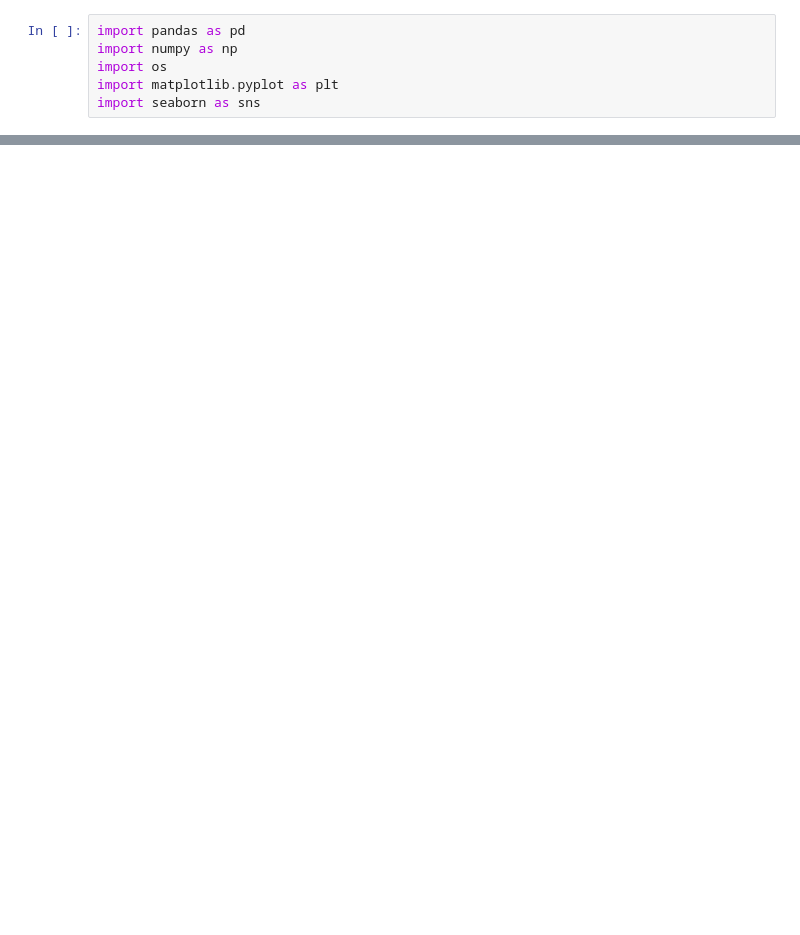
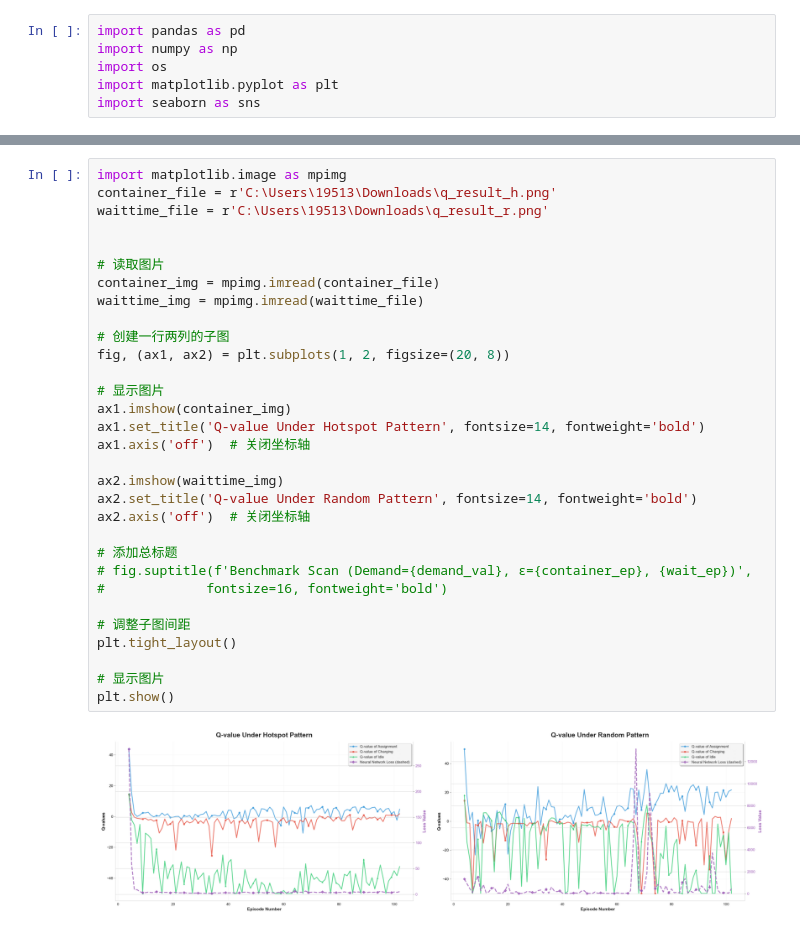
Before and after one commit to miluosi/EV-ADP, a Jupyter notebook: compare.ipynb, the cells around one changed output, grey strips where cells are left out. Drawn from its saved outputs; the diff is of its cells as text; blank space fills up the shorter version.

```diff
--- a/compare.ipynb
+++ b/compare.ipynb
@@ -1263,0 +684,33 @@ Q-VALUES AND LOSS ANALYSIS SUMMARY
+# %%
+import matplotlib.image as mpimg
+container_file = r'C:\Users\19513\Downloads\q_result_h.png'
+waittime_file = r'C:\Users\19513\Downloads\q_result_r.png'
+
+
+# 读取图片
+container_img = mpimg.imread(container_file)
+waittime_img = mpimg.imread(waittime_file)
+
+# 创建一行两列的子图
+fig, (ax1, ax2) = plt.subplots(1, 2, figsize=(20, 8))
+
+# 显示图片
+ax1.imshow(container_img)
+ax1.set_title('Q-value Under Hotspot Pattern', fontsize=14, fontweight='bold')
+ax1.axis('off')  # 关闭坐标轴
+
+ax2.imshow(waittime_img)
+ax2.set_title('Q-value Under Random Pattern', fontsize=14, fontweight='bold')
+ax2.axis('off')  # 关闭坐标轴
+
+# 添加总标题
+# fig.suptitle(f'Benchmark Scan (Demand={demand_val}, ε={container_ep}, {wait_ep})',
+#             fontsize=16, fontweight='bold')
+
+# 调整子图间距
+plt.tight_layout()
+
+# 显示图片
+plt.show()
+# %% [output]
+[figure, added]
```
Also changed, not shown: parts of 48 cells of this notebook, 53 other files.
